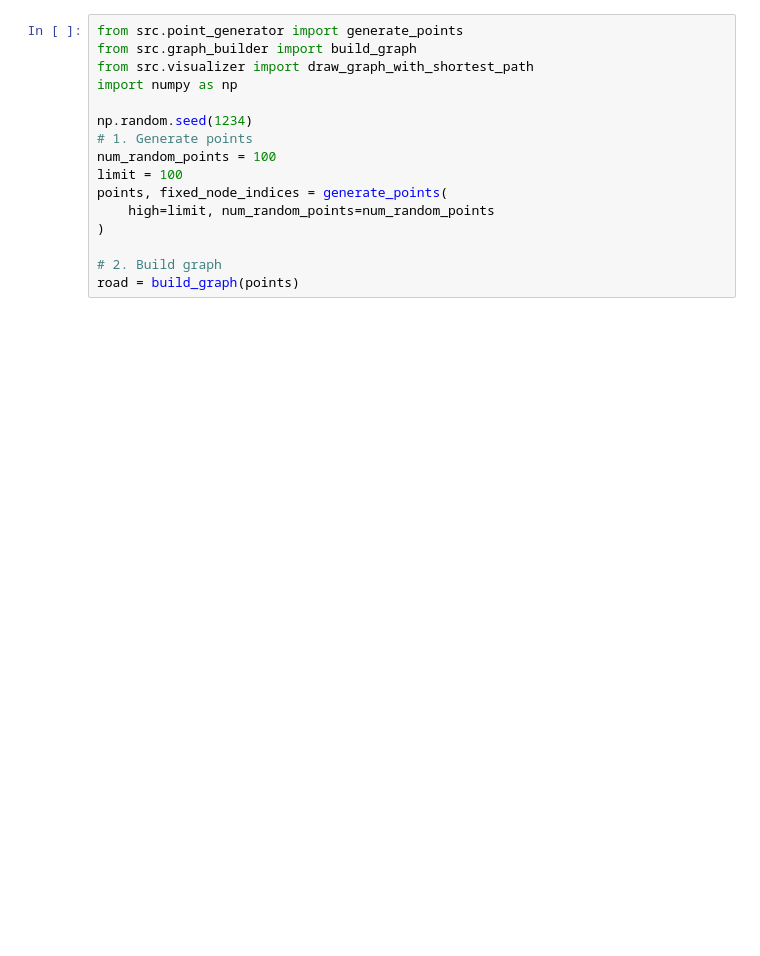
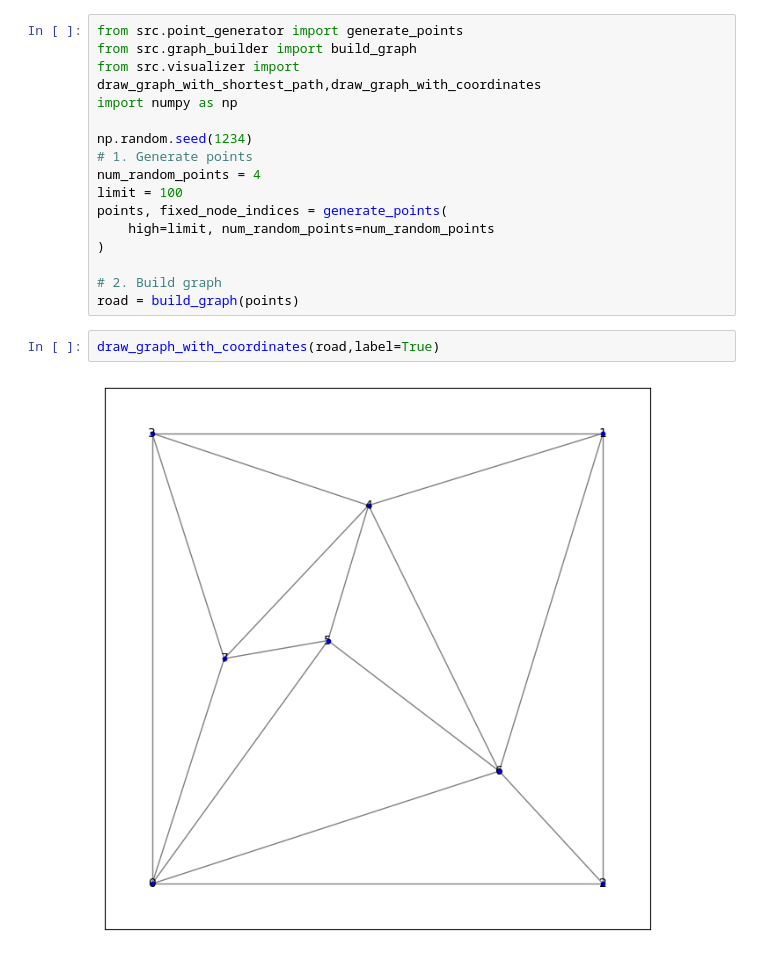
Before and after one commit to QijunTong0/Route-Optimization, a Jupyter notebook: main.ipynb, the cells around one changed output. Cells and saved outputs as stored; diff of their text form; blank space fills up the shorter version.

```diff
--- a/main.ipynb
+++ b/main.ipynb
@@ -1,12 +1,12 @@
 # %%
 from src.point_generator import generate_points
 from src.graph_builder import build_graph
-from src.visualizer import draw_graph_with_shortest_path
+from src.visualizer import draw_graph_with_shortest_path,draw_graph_with_coordinates
 import numpy as np
 
 np.random.seed(1234)
 # 1. Generate points
-num_random_points = 100
+num_random_points = 4
 limit = 100
 points, fixed_node_indices = generate_points(
     high=limit, num_random_points=num_random_points
@@ -14,4 +14,8 @@ points, fixed_node_indices = generate_points(
 
 # 2. Build graph
 road = build_graph(points)
+# %%
+draw_graph_with_coordinates(road,label=True)
+# %% [output]
+[figure, added]
 # %%
```
Also changed, not shown: parts of 1 cell of this notebook, 10 other files.
